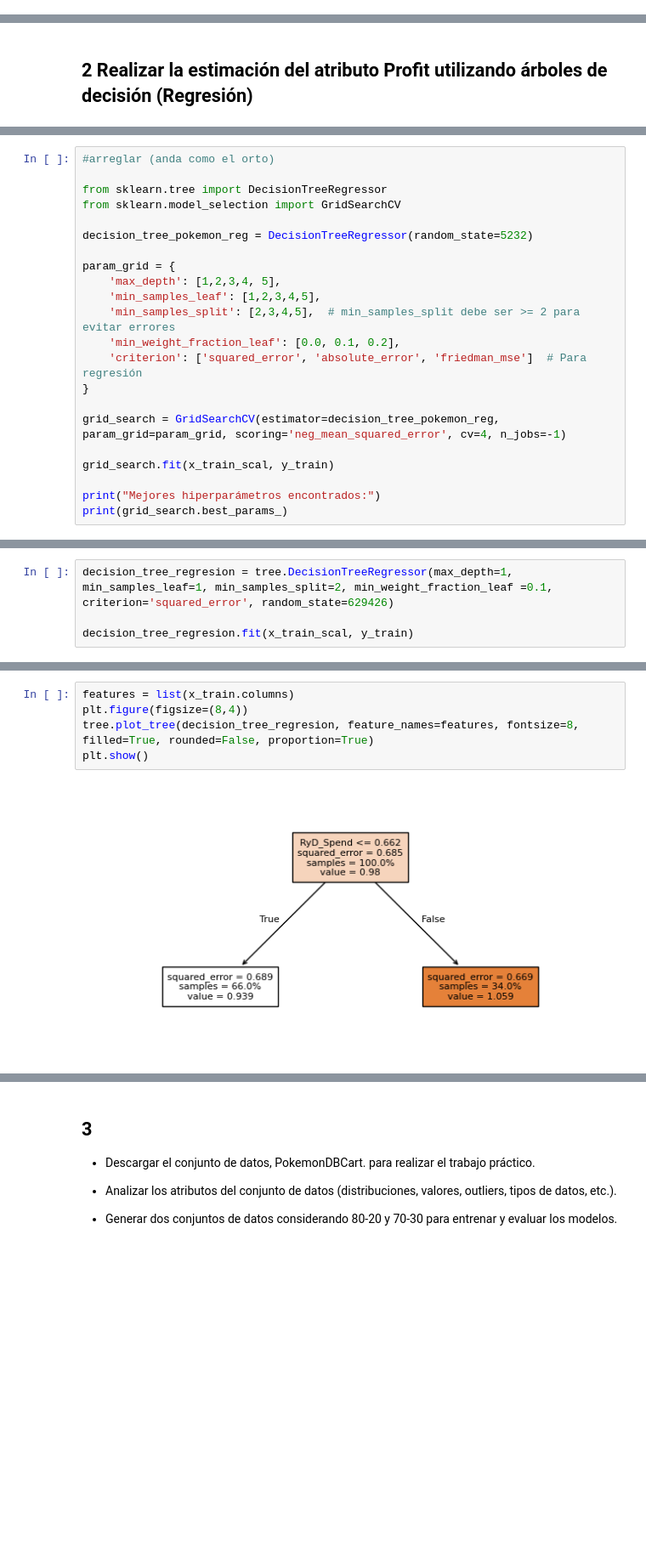
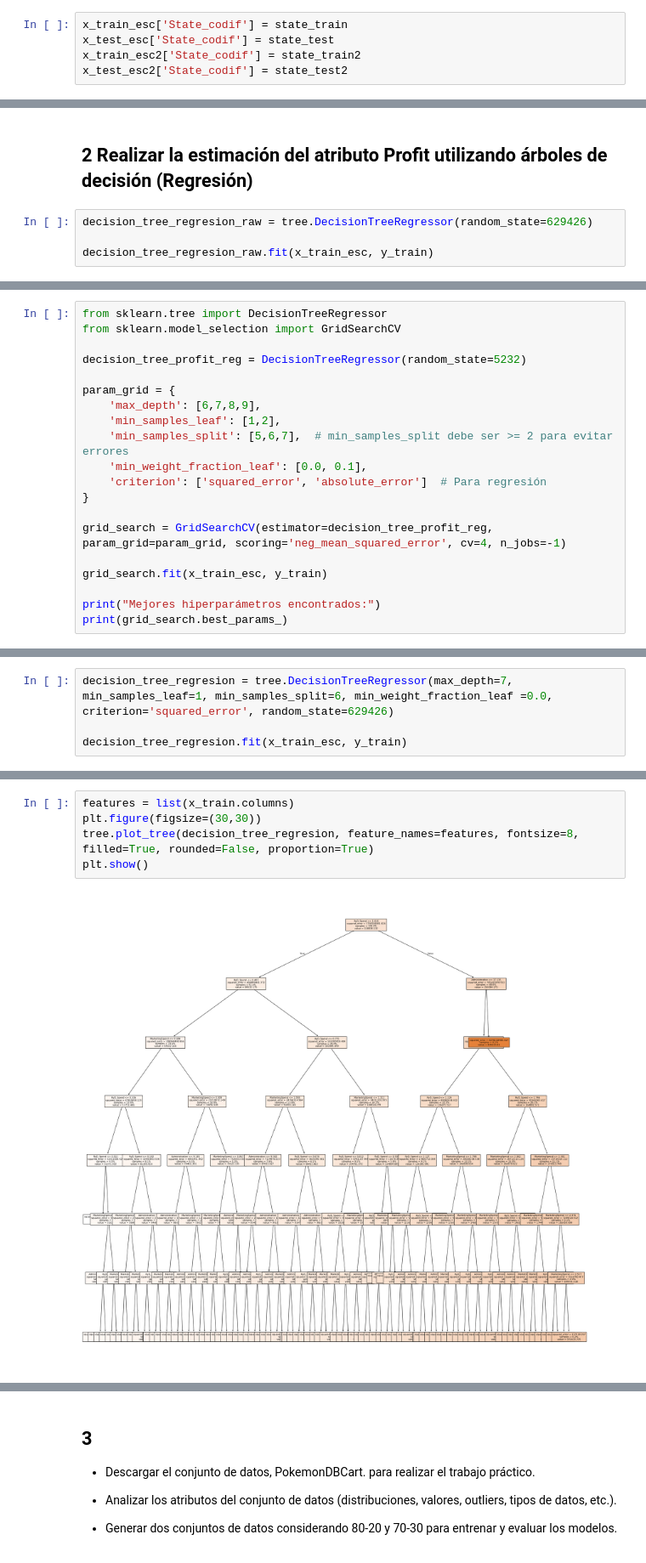
Before and after one commit to Nicolas-Noir/MdD-TUIA-2024, a Jupyter notebook: TP2/TP_Mineria_de_datos.ipynb, the cells around one changed output, grey strips where cells are left out. Shown at 85% size. Cells and saved outputs as stored; diff of their text form; blank space fills up the shorter version.

```diff
--- a/TP2/TP_Mineria_de_datos.ipynb
+++ b/TP2/TP_Mineria_de_datos.ipynb
@@ -121,0 +177,5 @@ x_test_scal2 = scaler.transform(x_test2)
+# %%
+x_train_esc['State_codif'] = state_train
+x_test_esc['State_codif'] = state_test
+x_train_esc2['State_codif'] = state_train2
+x_test_esc2['State_codif'] = state_test2
@@ -122,2 +184,6 @@ x_test_scal2 = scaler.transform(x_test2)
 # %% [markdown]
 ## 2 Realizar la estimación del atributo Profit utilizando árboles de decisión (Regresión)
+# %%
+decision_tree_regresion_raw = tree.DecisionTreeRegressor(random_state=629426)
+
+decision_tree_regresion_raw.fit(x_train_esc, y_train)
@@ -124,22 +204,20 @@ x_test_scal2 = scaler.transform(x_test2)
 # %%
-#arreglar (anda como el orto)
-
 from sklearn.tree import DecisionTreeRegressor
 from sklearn.model_selection import GridSearchCV
 
-decision_tree_pokemon_reg = DecisionTreeRegressor(random_state=5232)
+decision_tree_profit_reg = DecisionTreeRegressor(random_state=5232)
 
 param_grid = {
-    'max_depth': [1,2,3,4, 5],
-    'min_samples_leaf': [1,2,3,4,5],
-    'min_samples_split': [2,3,4,5],  # min_samples_split debe ser >= 2 para evitar errores
-    'min_weight_fraction_leaf': [0.0, 0.1, 0.2],
-    'criterion': ['squared_error', 'absolute_error', 'friedman_mse']  # Para regresión
+    'max_depth': [6,7,8,9],
+    'min_samples_leaf': [1,2],
+    'min_samples_split': [5,6,7],  # min_samples_split debe ser >= 2 para evitar errores
+    'min_weight_fraction_leaf': [0.0, 0.1],
+    'criterion': ['squared_error', 'absolute_error']  # Para regresión
 }
 
-grid_search = GridSearchCV(estimator=decision_tree_pokemon_reg, param_grid=param_grid, scoring='neg_mean_squared_error', cv=4, n_jobs=-1)
+grid_search = GridSearchCV(estimator=decision_tree_profit_reg, param_grid=param_grid, scoring='neg_mean_squared_error', cv=4, n_jobs=-1)
 
-grid_search.fit(x_train_scal, y_train)
+grid_search.fit(x_train_esc, y_train)
 
 print("Mejores hiperparámetros encontrados:")
 print(grid_search.best_params_)
@@ -149,5 +227,5 @@ Mejores hiperparámetros encontrados:
 # %%
-decision_tree_regresion = tree.DecisionTreeRegressor(max_depth=1, min_samples_leaf=1, min_samples_split=2, min_weight_fraction_leaf =0.1, criterion='squared_error', random_state=629426)
+decision_tree_regresion = tree.DecisionTreeRegressor(max_depth=7, min_samples_leaf=1, min_samples_split=6, min_weight_fraction_leaf =0.0, criterion='squared_error', random_state=629426)
 
-decision_tree_regresion.fit(x_train_scal, y_train)
+decision_tree_regresion.fit(x_train_esc, y_train)
 # %% [output]
@@ -156,7 +239,7 @@ DecisionTreeRegressor(max_depth=1, min_weight_fraction_leaf=0.1,
 # %%
 features = list(x_train.columns)
-plt.figure(figsize=(8,4))
+plt.figure(figsize=(30,30))
 tree.plot_tree(decision_tree_regresion, feature_names=features, fontsize=8, filled=True, rounded=False, proportion=True)
 plt.show()
 # %% [output]
-[figure, old version]
+[figure, new version]
```
Also changed, not shown: parts of 77 cells of this notebook.
